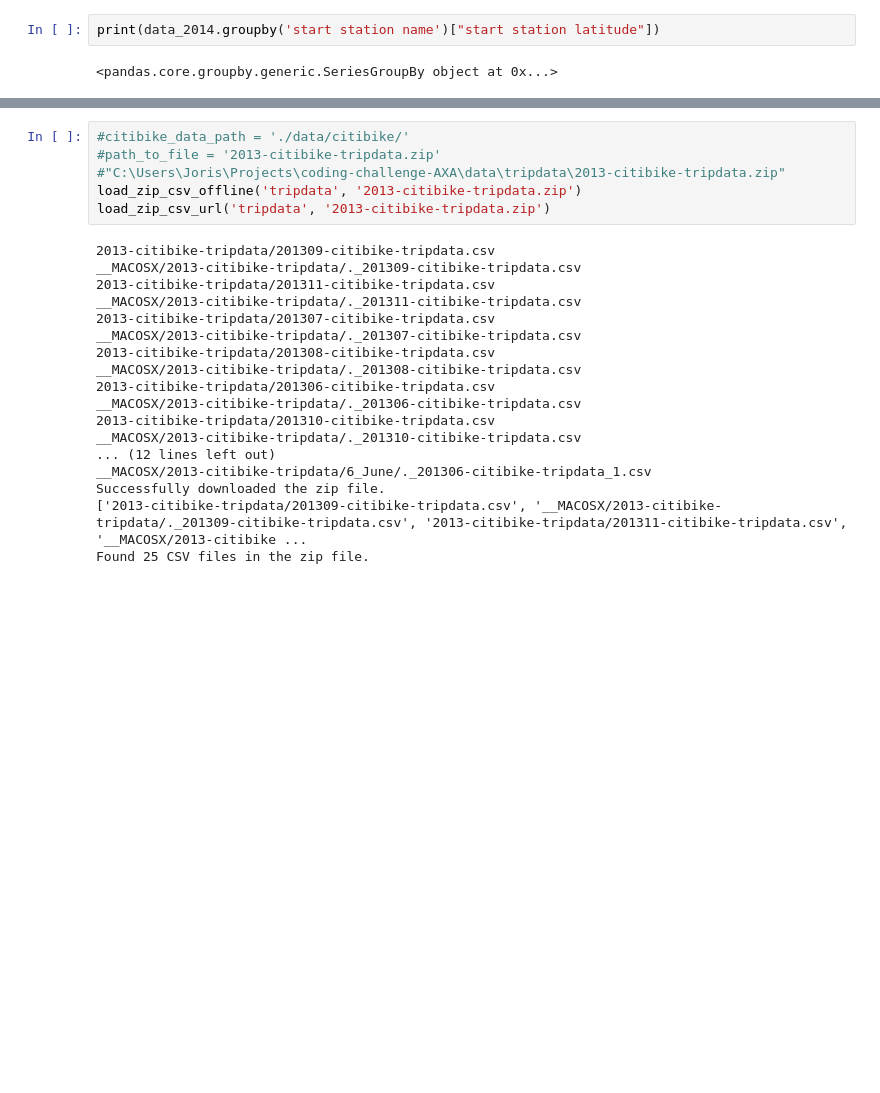
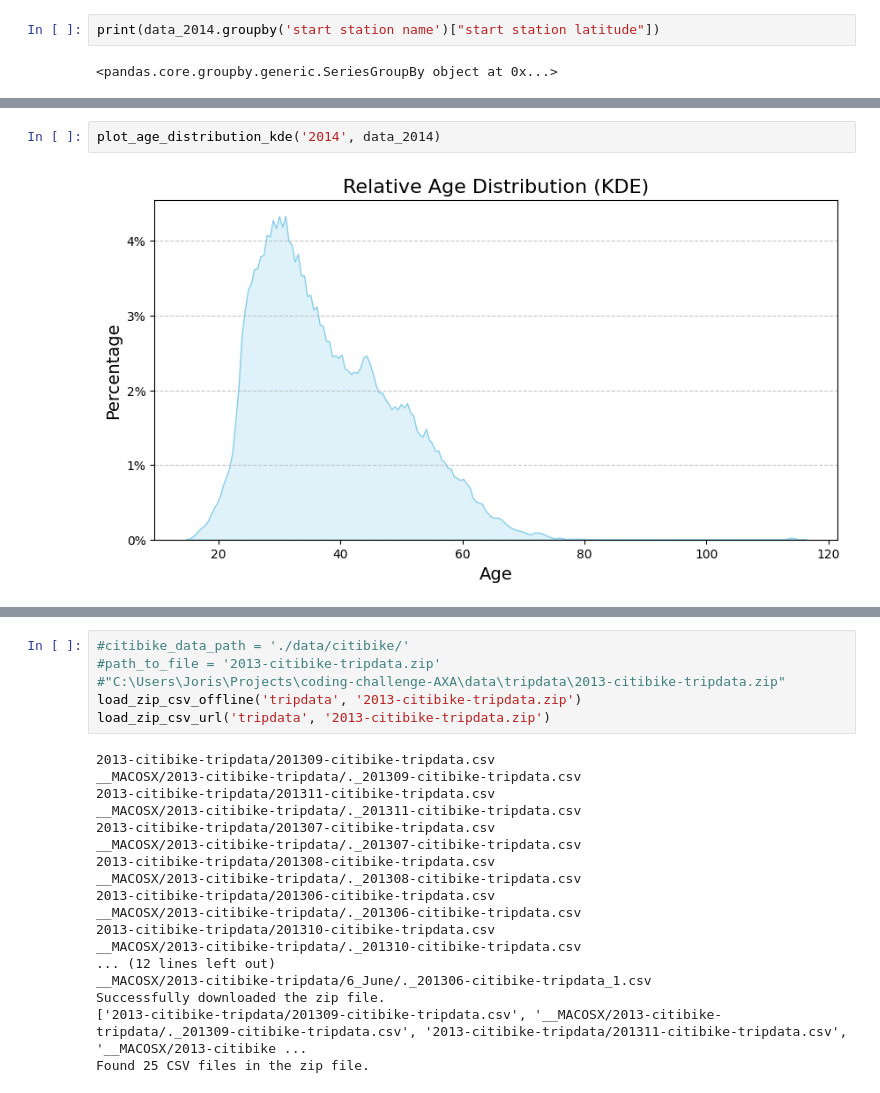
Before and after one commit to joris-de/coding-challenge-AXA, a Jupyter notebook: notebooks/Analysis.ipynb, the cells around one changed output, grey strips where cells are left out. Drawn from its saved outputs; the diff is of its cells as text; blank space fills up the shorter version.

```diff
--- a/notebooks/Analysis.ipynb
+++ b/notebooks/Analysis.ipynb
@@ -379,0 +382,4 @@ print(data_2013['October'][1].head())
+# %%
+plot_age_distribution_kde('2014', data_2014)
+# %% [output]
+[figure, added]
```
Also changed, not shown: parts of 19 cells of this notebook, 1 other file.
